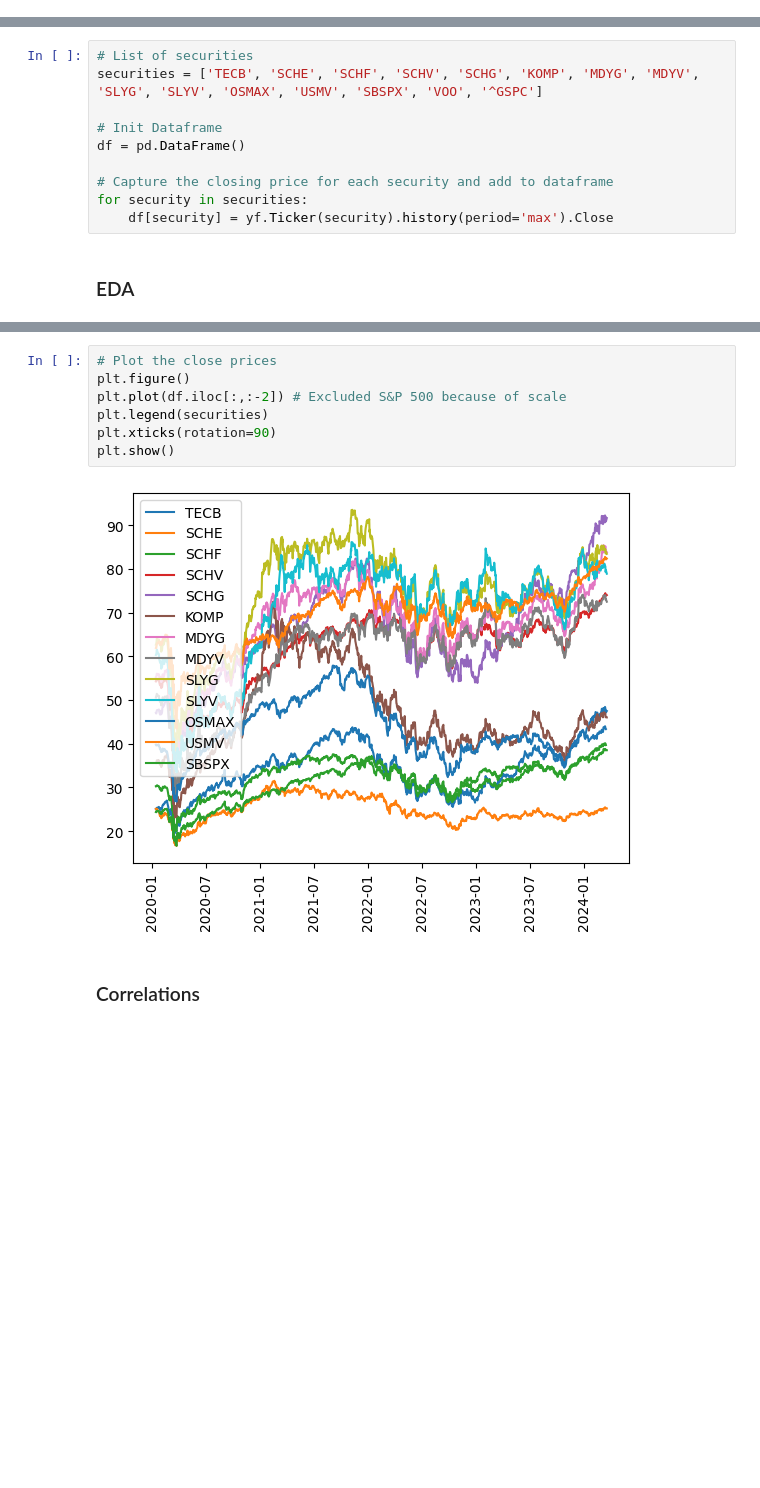
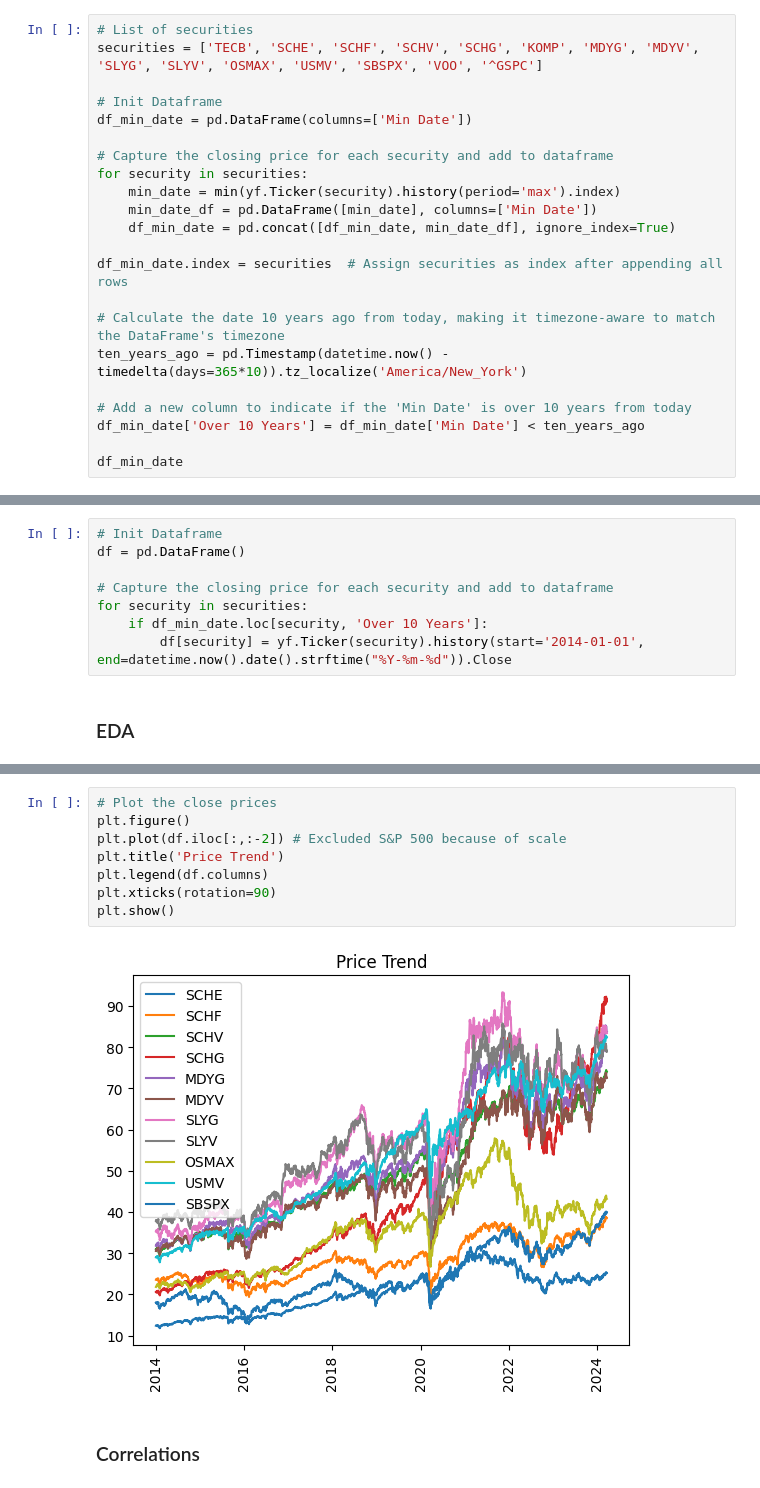
Before and after one commit to sean123174/codeLibrary, a Jupyter notebook: python/portfolio-optimization.ipynb, the cells around one changed output, grey strips where cells are left out. Cells and saved outputs as stored; diff of their text form; blank space fills up the shorter version.

Commit message:
added 10 years feature

```diff
--- a/python/portfolio-optimization.ipynb
+++ b/python/portfolio-optimization.ipynb
@@ -13,0 +16,22 @@ import scipy.optimize as sci_opt
+# %%
+# List of securities
+securities = ['TECB', 'SCHE', 'SCHF', 'SCHV', 'SCHG', 'KOMP', 'MDYG', 'MDYV', 'SLYG', 'SLYV', 'OSMAX', 'USMV', 'SBSPX', 'VOO', '^GSPC']
+
+# Init Dataframe
+df_min_date = pd.DataFrame(columns=['Min Date'])
+
+# Capture the closing price for each security and add to dataframe
+for security in securities:
+    min_date = min(yf.Ticker(security).history(period='max').index)
+    min_date_df = pd.DataFrame([min_date], columns=['Min Date'])
+    df_min_date = pd.concat([df_min_date, min_date_df], ignore_index=True)
+
+df_min_date.index = securities  # Assign securities as index after appending all rows
+
+# Calculate the date 10 years ago from today, making it timezone-aware to match the DataFrame's timezone
+ten_years_ago = pd.Timestamp(datetime.now() - timedelta(days=365*10)).tz_localize('America/New_York')
+
+# Add a new column to indicate if the 'Min Date' is over 10 years from today
+df_min_date['Over 10 Years'] = df_min_date['Min Date'] < ten_years_ago
+
+df_min_date
@@ -14,15 +55,13 @@ import scipy.optimize as sci_opt
 # %% [markdown]
 ### Pull from Yahoo Finance package historical data
 # %%
-# List of securities
-securities = ['TECB', 'SCHE', 'SCHF', 'SCHV', 'SCHG', 'KOMP', 'MDYG', 'MDYV', 'SLYG', 'SLYV', 'OSMAX', 'USMV', 'SBSPX', 'VOO', '^GSPC']
-
 # Init Dataframe
 df = pd.DataFrame()
 
 # Capture the closing price for each security and add to dataframe
 for security in securities:
-    df[security] = yf.Ticker(security).history(period='max').Close
+    if df_min_date.loc[security, 'Over 10 Years']:
+        df[security] = yf.Ticker(security).history(start='2014-01-01', end=datetime.now().date().strftime("%Y-%m-%d")).Close
 # %% [markdown]
 ### EDA
 # %%
@@ -58,12 +100,13 @@ df.head()
 # %%
 # Plot the close prices
 plt.figure()
 plt.plot(df.iloc[:,:-2]) # Excluded S&P 500 because of scale
-plt.legend(securities)
+plt.title('Price Trend')
+plt.legend(df.columns)
 plt.xticks(rotation=90)
 plt.show()
 # %% [output]
-[figure, old version]
+[figure, new version]
 # %% [markdown]
 ### Correlations
 # %%
```
Also changed, not shown: parts of 27 cells of this notebook.
